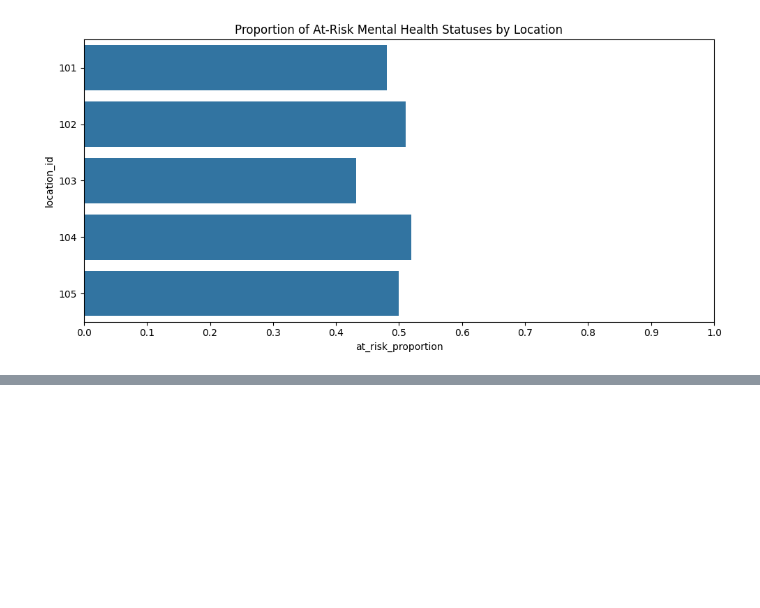
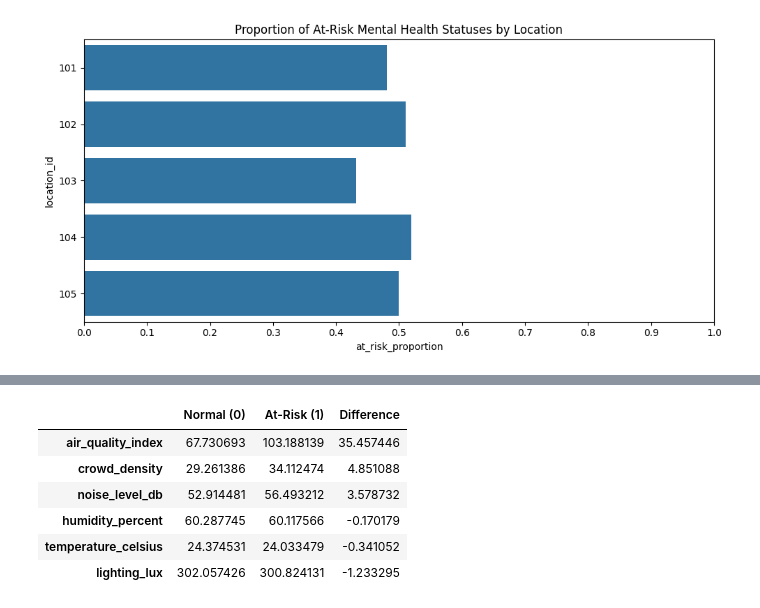
Before and after one commit to lanc3reyes/csmodel_mp, a Jupyter notebook: CSMODEL_Phase1_Group9.ipynb, the cells around one changed output, grey strips where cells are left out. Drawn from its saved outputs; the diff is of its cells as text; code cells hidden in the pictures; blank space fills up the shorter version.

```diff
--- a/CSMODEL_Phase1_Group9.ipynb
+++ b/CSMODEL_Phase1_Group9.ipynb
@@ -856,0 +867,20 @@ To summarize the graph, the displays the proportion of mental health records mar
+# %%
+combinations = (
+    filtered_mental_health_df.groupby('mental_health_status', observed=True)[env_vars]
+    .mean()
+    .T
+    .dropna()
+)
+
+combinations.columns = ['Normal (0)', 'At-Risk (1)']
+combinations['Difference'] = combinations['At-Risk (1)'] - combinations['Normal (0)']
+combinations = combinations.sort_values('Difference', ascending=False)
+combinations
+# %% [output]
+|  | Normal (0) | At-Risk (1) | Difference |
+| air_quality_index | 67.730693 | 103.188139 | 35.457446 |
+| crowd_density | 29.261386 | 34.112474 | 4.851088 |
+| noise_level_db | 52.914481 | 56.493212 | 3.578732 |
+| humidity_percent | 60.287745 | 60.117566 | -0.170179 |
+| temperature_celsius | 24.374531 | 24.033479 | -0.341052 |
+| lighting_lux | 302.057426 | 300.824131 | -1.233295 |
```
Also changed, not shown: parts of 19 cells of this notebook.
